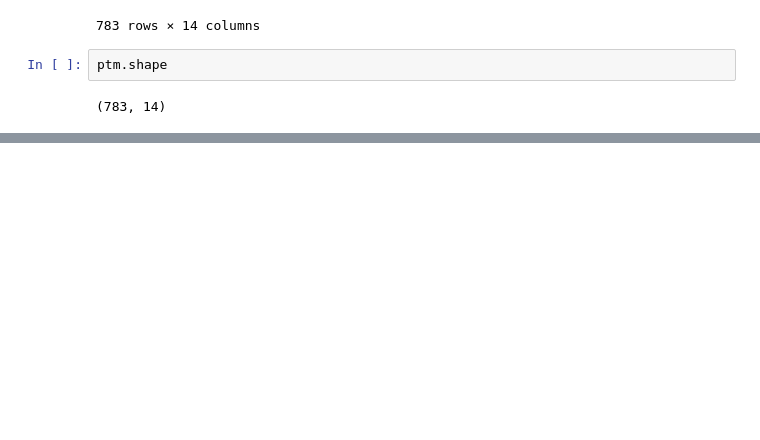
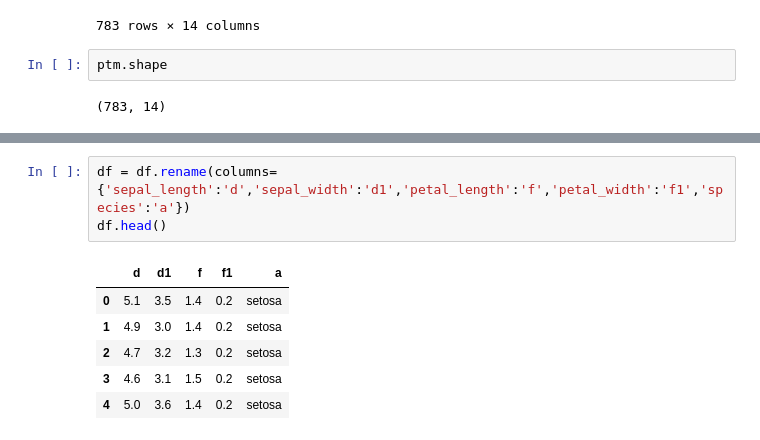
Before and after one commit to domandaris-89/AIML-Batch2, a Jupyter notebook: Day 9 - Practise Data Analysis/Mini Project on Data Analysis.ipynb, the cells around one changed output, grey strips where cells are left out. Saved outputs shown, nothing was run; the diff lists cells and outputs as text; blank space fills up the shorter version.

```diff
--- a/Day 9 - Practise Data Analysis/Mini Project on Data Analysis.ipynb
+++ b/Day 9 - Practise Data Analysis/Mini Project on Data Analysis.ipynb
@@ -174,0 +187,10 @@ ptm.shape
+# %%
+df = df.rename(columns={'sepal_length':'d','sepal_width':'d1','petal_length':'f','petal_width':'f1','species':'a'})
+df.head()
+# %% [output]
+|  | d | d1 | f | f1 | a |
+| 0 | 5.1 | 3.5 | 1.4 | 0.2 | setosa |
+| 1 | 4.9 | 3.0 | 1.4 | 0.2 | setosa |
+| 2 | 4.7 | 3.2 | 1.3 | 0.2 | setosa |
+| 3 | 4.6 | 3.1 | 1.5 | 0.2 | setosa |
+| 4 | 5.0 | 3.6 | 1.4 | 0.2 | setosa |
```
Also changed, not shown: parts of 5 cells of this notebook, 2 other files.
